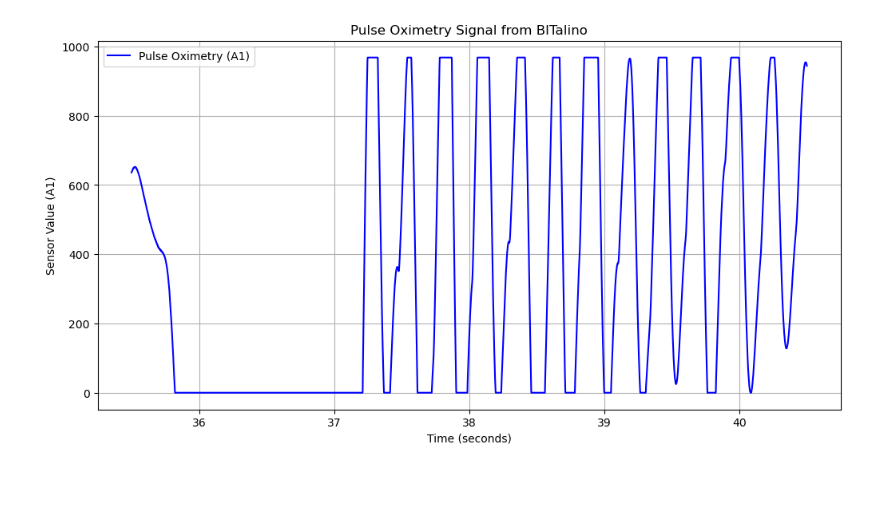
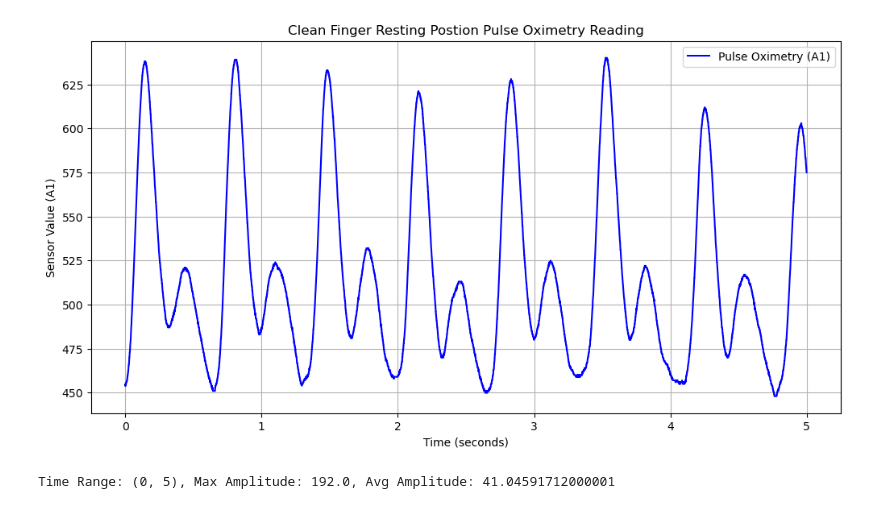
Before and after one commit to mloughran21/connected_health_report, a Jupyter notebook: graph.ipynb, the cells around one changed output. Saved outputs shown, nothing was run; the diff lists cells and outputs as text; code cells hidden in the pictures; blank space fills up the shorter version.

Commit message:
add amplitude calculations

```diff
--- a/graph.ipynb
+++ b/graph.ipynb
@@ -70,6 +97,11 @@ plot_opensignals(file_path, time_range=(19.7, 24.7))
-# %%
-#finger tap clean
-
-plot_opensignals(file_path, time_range=(35.5, 40.5))
-# %% [output]
-[figure, removed]
+# %%
+#standard finger form clean
+time_range = (0, 5)  # First 5 seconds
+plot_opensignals(file_path, time_range, title="Clean Finger Resting Postion Pulse Oximetry Reading")
+
+
+max_amp, avg_amp, analyzed_range = calculate_amplitude(file_path, time_range)
+print(f"Time Range: {analyzed_range}, Max Amplitude: {max_amp}, Avg Amplitude: {avg_amp}")
+# %% [output]
+[figure, added]
+Time Range: (0, 5), Max Amplitude: 192.0, Avg Amplitude: 41.04591712000001
```
Also changed, not shown: parts of 15 cells of this notebook.
